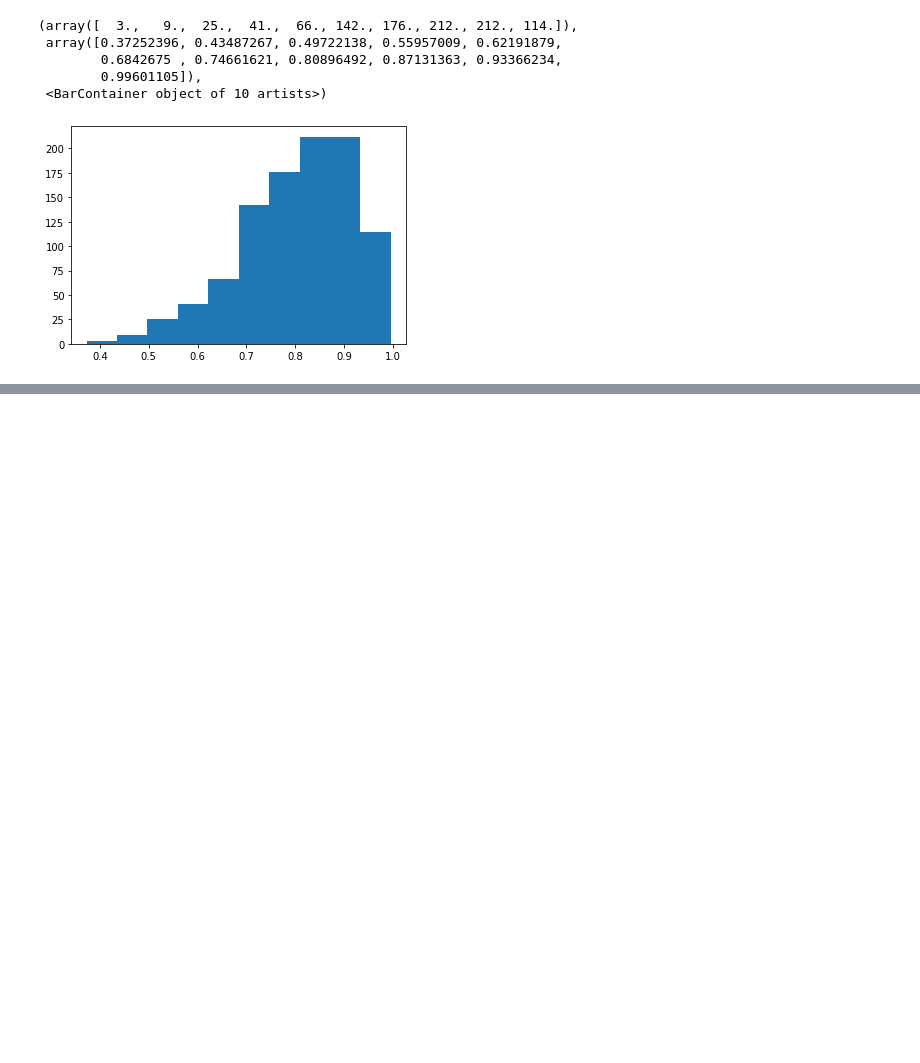
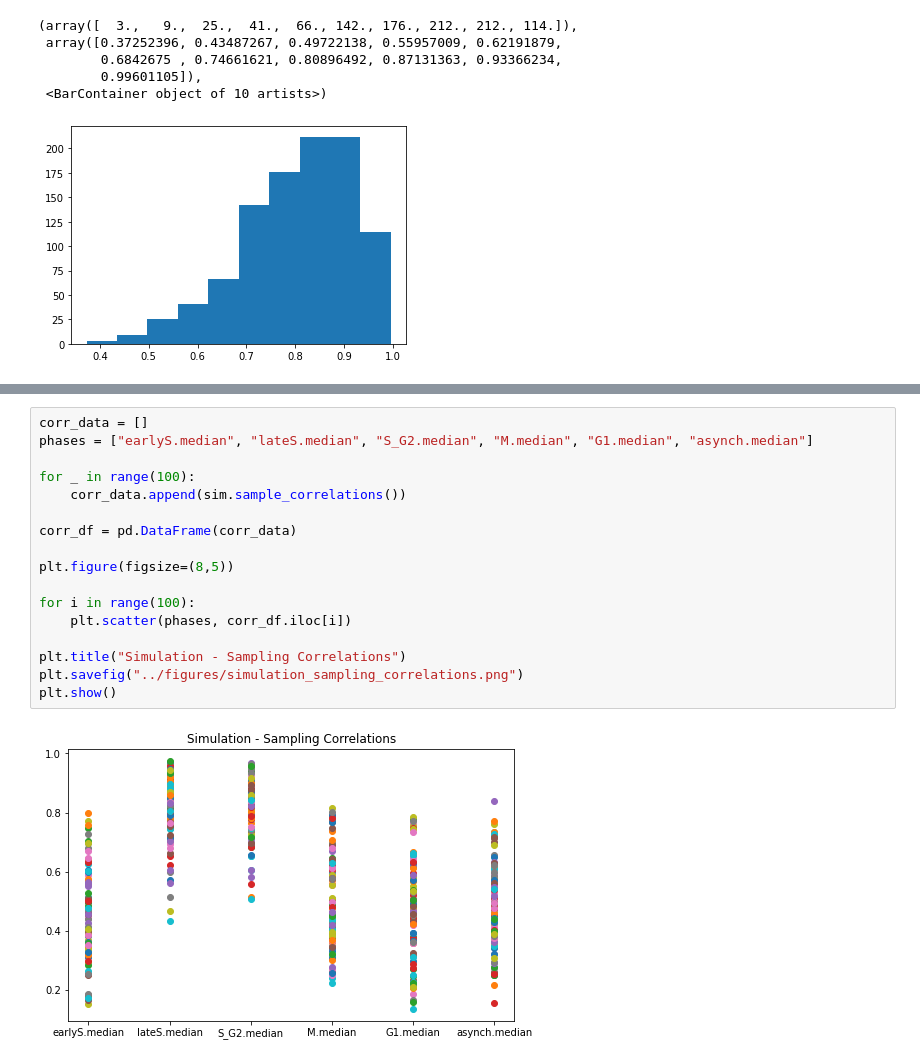
Before and after one commit to benbokor/protein-hmm, a Jupyter notebook: simulator/development.ipynb, the cells around one changed output, grey strips where cells are left out. Cells and saved outputs as stored; diff of their text form; blank space fills up the shorter version.

```diff
--- a/simulator/development.ipynb
+++ b/simulator/development.ipynb
@@ -236,3 +214,22 @@ plt.show()
+# %%
+corr_data = []
+phases = ["earlyS.median", "lateS.median", "S_G2.median", "M.median", "G1.median", "asynch.median"]
+
+for _ in range(100):
+    corr_data.append(sim.sample_correlations())
+
+corr_df = pd.DataFrame(corr_data)
+
+plt.figure(figsize=(8,5))
+
+for i in range(100):
+    plt.scatter(phases, corr_df.iloc[i])
+
+plt.title("Simulation - Sampling Correlations")
+plt.savefig("../figures/simulation_sampling_correlations.png")
+plt.show()
+# %% [output]
+[figure, added]
 # %%
 # Actual proteasome correlations
 proteasome_corr = pd.read_csv("../data/TPP_proteasome_correlations.csv")
```
Also changed, not shown: parts of 7 cells of this notebook, 9 other files.
